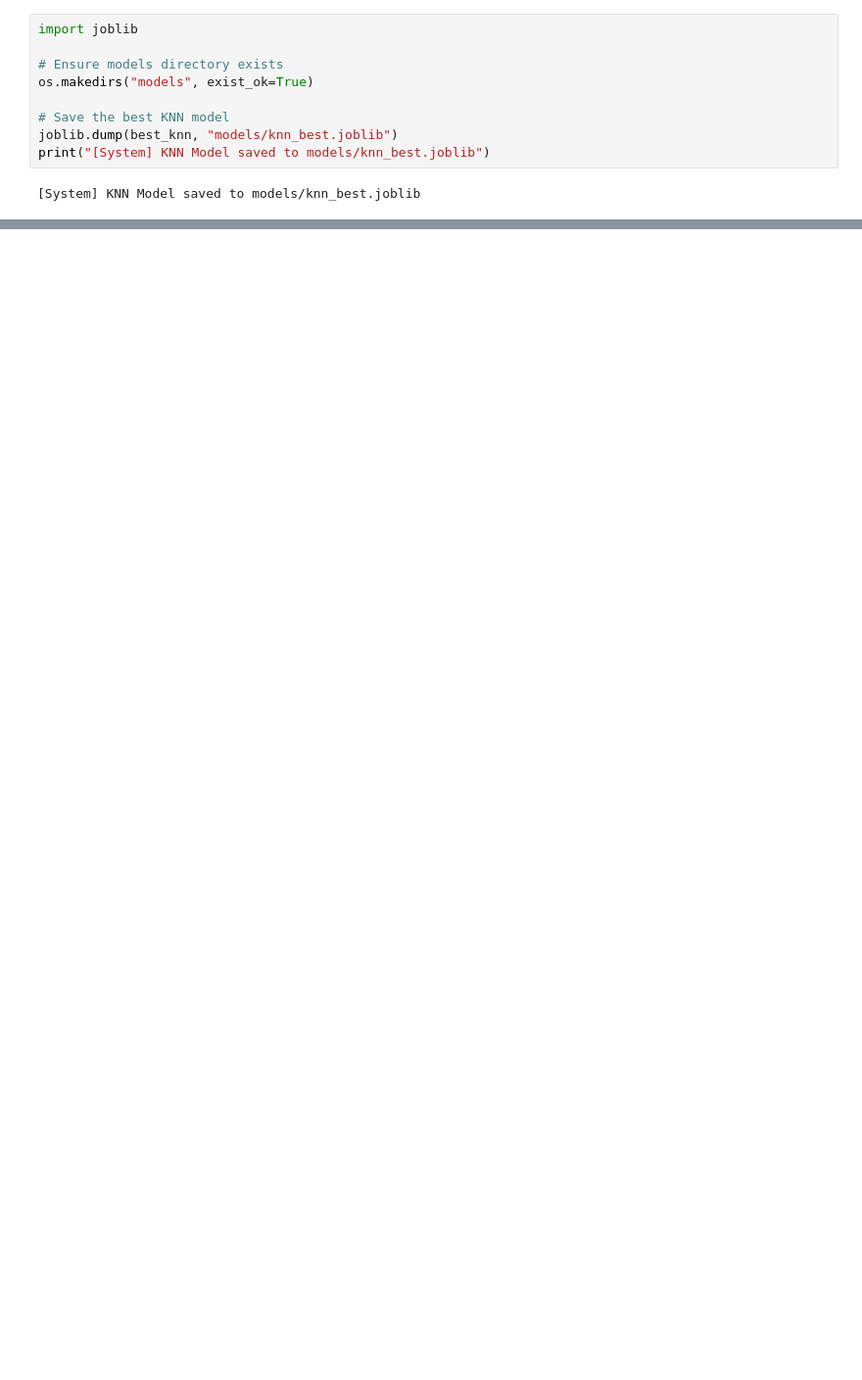
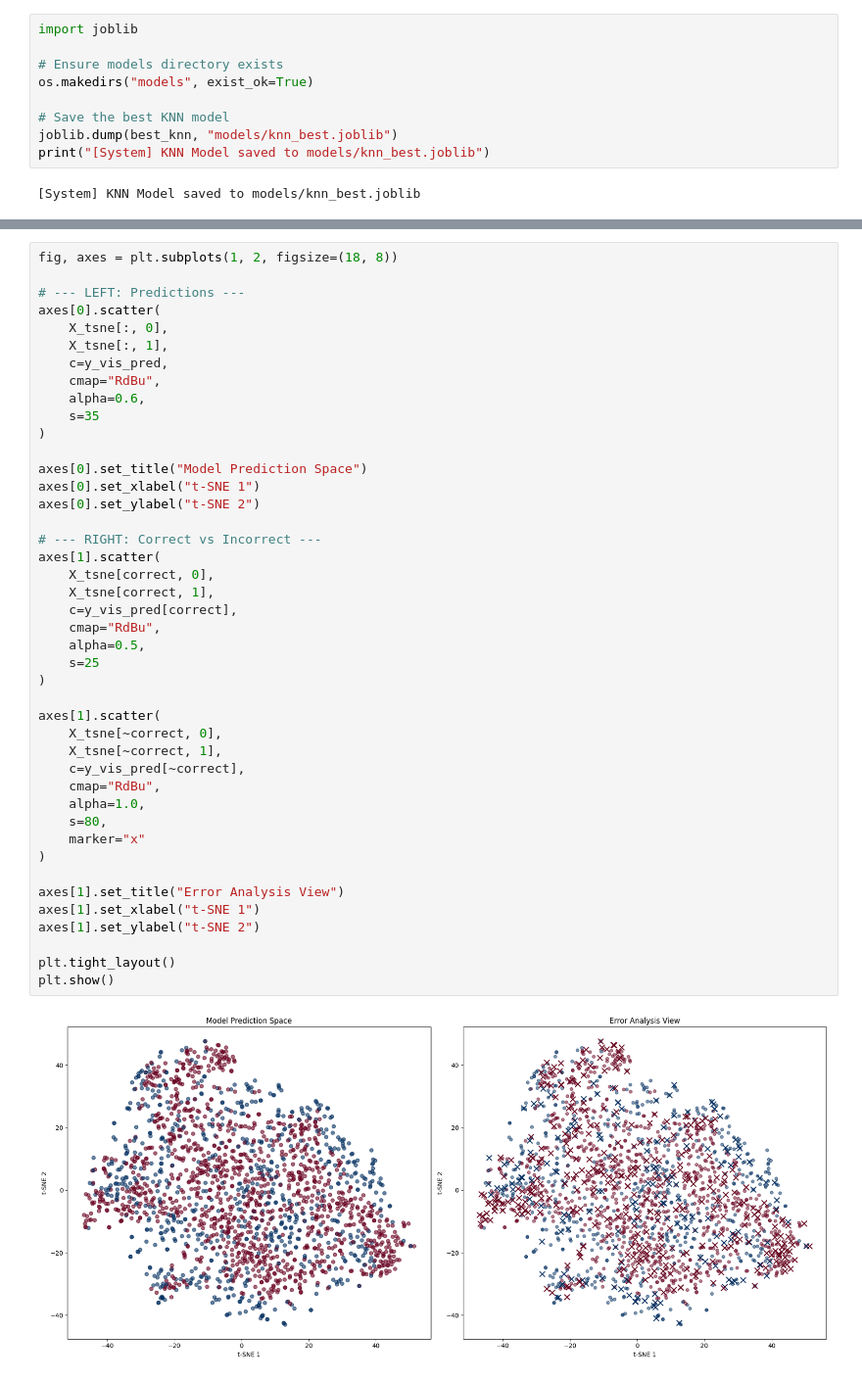
Before and after one commit to Photon-139/Stuttering-Detection-Term-Project, a Jupyter notebook: KNN_Distance_Analysis.ipynb, the cells around one changed output, grey strips where cells are left out. Shown at 98% size. Saved outputs shown, nothing was run; the diff lists cells and outputs as text; blank space fills up the shorter version.

```diff
--- a/KNN_Distance_Analysis.ipynb
+++ b/KNN_Distance_Analysis.ipynb
@@ -249,0 +300,45 @@ print("[System] KNN Model saved to models/knn_best.joblib")
+# %%
+fig, axes = plt.subplots(1, 2, figsize=(18, 8))
+
+# --- LEFT: Predictions ---
+axes[0].scatter(
+    X_tsne[:, 0],
+    X_tsne[:, 1],
+    c=y_vis_pred,
+    cmap="RdBu",
+    alpha=0.6,
+    s=35
+)
+
+axes[0].set_title("Model Prediction Space")
+axes[0].set_xlabel("t-SNE 1")
+axes[0].set_ylabel("t-SNE 2")
+
+# --- RIGHT: Correct vs Incorrect ---
+axes[1].scatter(
+    X_tsne[correct, 0],
+    X_tsne[correct, 1],
+    c=y_vis_pred[correct],
+    cmap="RdBu",
+    alpha=0.5,
+    s=25
+)
+
+axes[1].scatter(
+    X_tsne[~correct, 0],
+    X_tsne[~correct, 1],
+    c=y_vis_pred[~correct],
+    cmap="RdBu",
+    alpha=1.0,
+    s=80,
+    marker="x"
+)
+
+axes[1].set_title("Error Analysis View")
+axes[1].set_xlabel("t-SNE 1")
+axes[1].set_ylabel("t-SNE 2")
+
+plt.tight_layout()
+plt.show()
+# %% [output]
+[figure, added]
```
Also changed, not shown: parts of 3 cells of this notebook, 10 other files.
